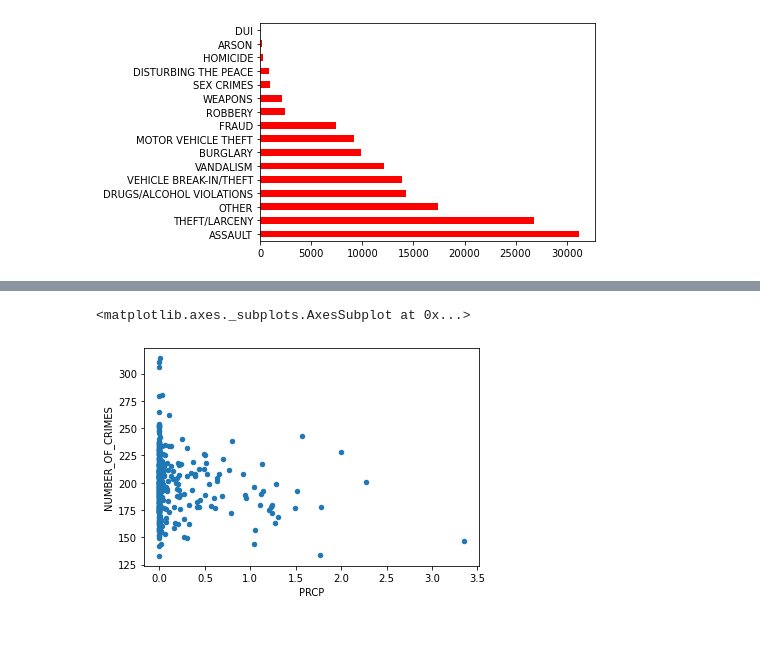
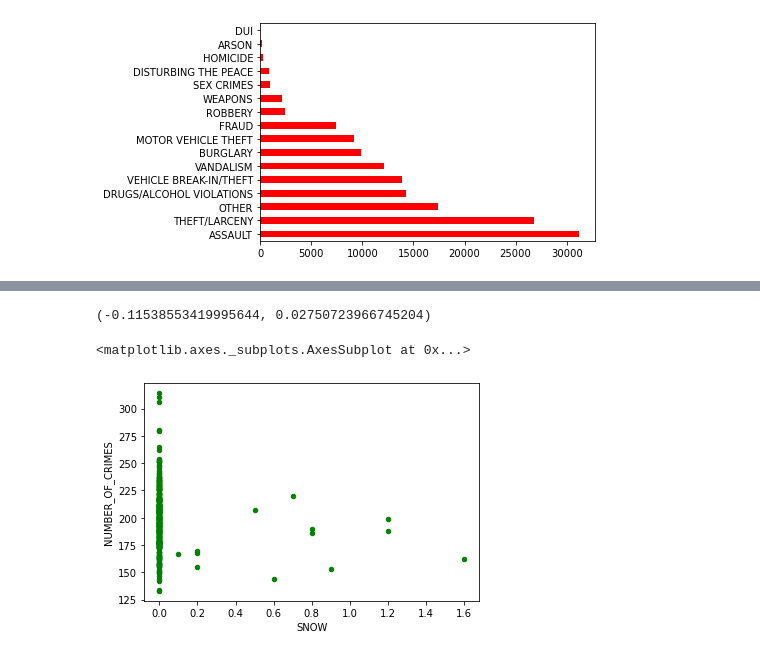
Before and after one commit to dfreeman500/CL-Python2, a Jupyter notebook: Project/crime-weather.ipynb, the cells around one changed output, grey strips where cells are left out. Cells and saved outputs as stored; diff of their text form; code cells hidden in the pictures.

```diff
--- a/Project/crime-weather.ipynb
+++ b/Project/crime-weather.ipynb
@@ -135,5 +230,9 @@ stats.pearsonr(date_crime_count_df['PRCP'],date_crime_count_df['NUMBER_OF_CRIMES
-# %%
-date_crime_count_df.plot(x='PRCP', y='NUMBER_OF_CRIMES', kind='scatter', )
-# %% [output]
-<matplotlib.axes._subplots.AxesSubplot at 0x...>
-[figure, removed]
+# %%
+#What is the correlation between snow amounts and number of crimes per day
+print(stats.pearsonr(date_crime_count_df['SNOW'],date_crime_count_df['NUMBER_OF_CRIMES']))
+#Scatter plot for snow and number of crimes
+date_crime_count_df.plot(x='SNOW', y='NUMBER_OF_CRIMES', kind='scatter', color='green', )
+# %% [output]
+(-0.11538553419995644, 0.02750723966745204)
+<matplotlib.axes._subplots.AxesSubplot at 0x...>
+[figure, added]
```
Also changed, not shown: parts of 12 cells of this notebook.
